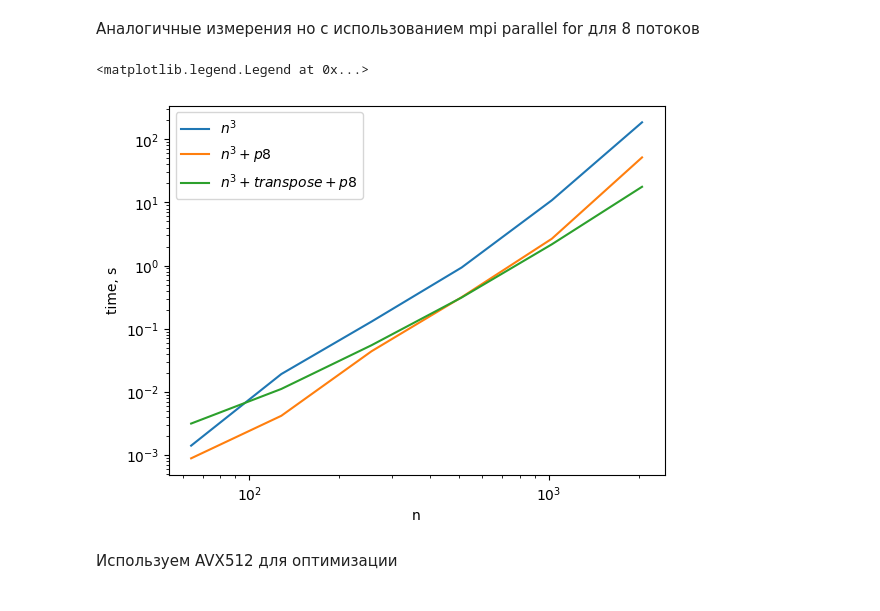
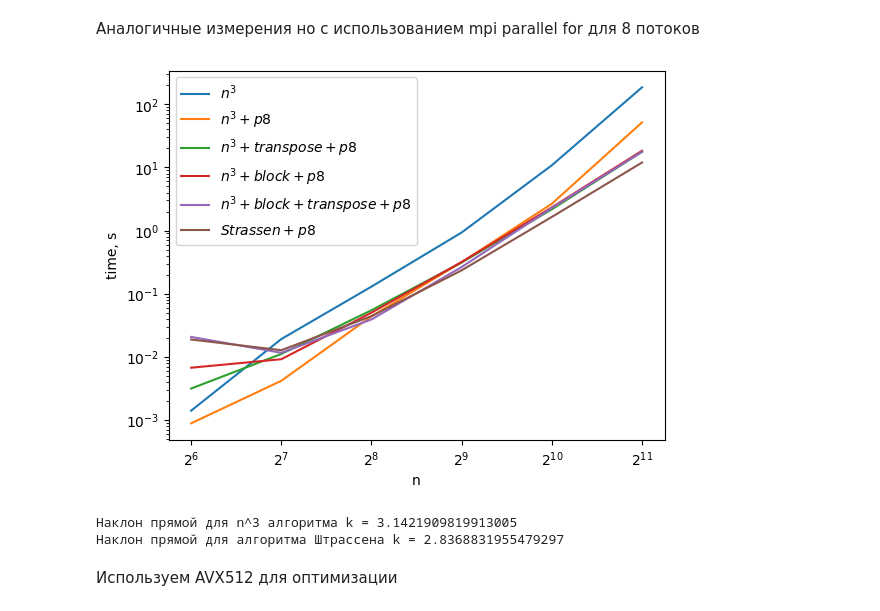
Before and after one commit to VoyakaGOD/parallel_programming, a Jupyter notebook: common_tasks/7_matmul/benchmarks.ipynb, the cells around one changed output. Drawn from its saved outputs; the diff is of its cells as text; code cells hidden in the pictures.

```diff
--- a/common_tasks/7_matmul/benchmarks.ipynb
+++ b/common_tasks/7_matmul/benchmarks.ipynb
@@ -68,20 +68,32 @@ print(f"Наклон прямой для алгоритма Штрассена k
 # %%
 N =     [64,            128,        256,        512,        1024,       2048]
 n3p8 =  [0.000882808,   0.00416501, 0.0438107,  0.315187,   2.65829,    51.6099]
 n3tr =  [0.0031376,     0.0110873,  0.0545902,  0.311741,   2.16919,    17.6774]
+n3bl =  [0.0067144,     0.00914928, 0.0500047,  0.317599,   2.32862,    18.365]
+n3bt =  [0.0206371,     0.0115621,  0.0390695,  0.264397,   2.27737,    17.693]
+st =    [0.018781,      0.0127105,  0.0440266,  0.234288,   1.64354,    11.9598]
 
 plt.plot(N, n3, label="$n^3$")
 plt.plot(N, n3p8, label="$n^3 + p8$")
 plt.plot(N, n3tr, label="$n^3 + transpose + p8$")
-# plt.plot(N, n3bl, "--", label="$n^3 + block$")
+plt.plot(N, n3bl, label="$n^3 + block + p8$")
+plt.plot(N, n3bt, label="$n^3 + block + transpose + p8$")
+plt.plot(N, st, label="$Strassen + p8$")
 plt.xlabel("n")
 plt.ylabel("time, s")
 plt.xscale("log", base=2)
 plt.yscale("log")
 plt.legend()
+plt.show()
+
+k, b = np.polyfit(np.array([log(x) for x in N[0:]]), np.array([log(x) for x in n3p8[0:]]), 1)
+print(f"Наклон прямой для n^3 алгоритма k = {k}")
+k, b = np.polyfit(np.array([log(x) for x in N[3:]]), np.array([log(x) for x in st[3:]]), 1)
+print(f"Наклон прямой для алгоритма Штрассена k = {k}")
 # %% [output]
+[figure, new version]
-<matplotlib.legend.Legend at 0x...>
+Наклон прямой для n^3 алгоритма k = 3.1421909819913005
+Наклон прямой для алгоритма Штрассена k = 2.8368831955479297
-[figure, old version]
 # %% [markdown]
 Используем AVX512 для оптимизации
 # %% [markdown]
```
Also changed, not shown: 1 other file.
